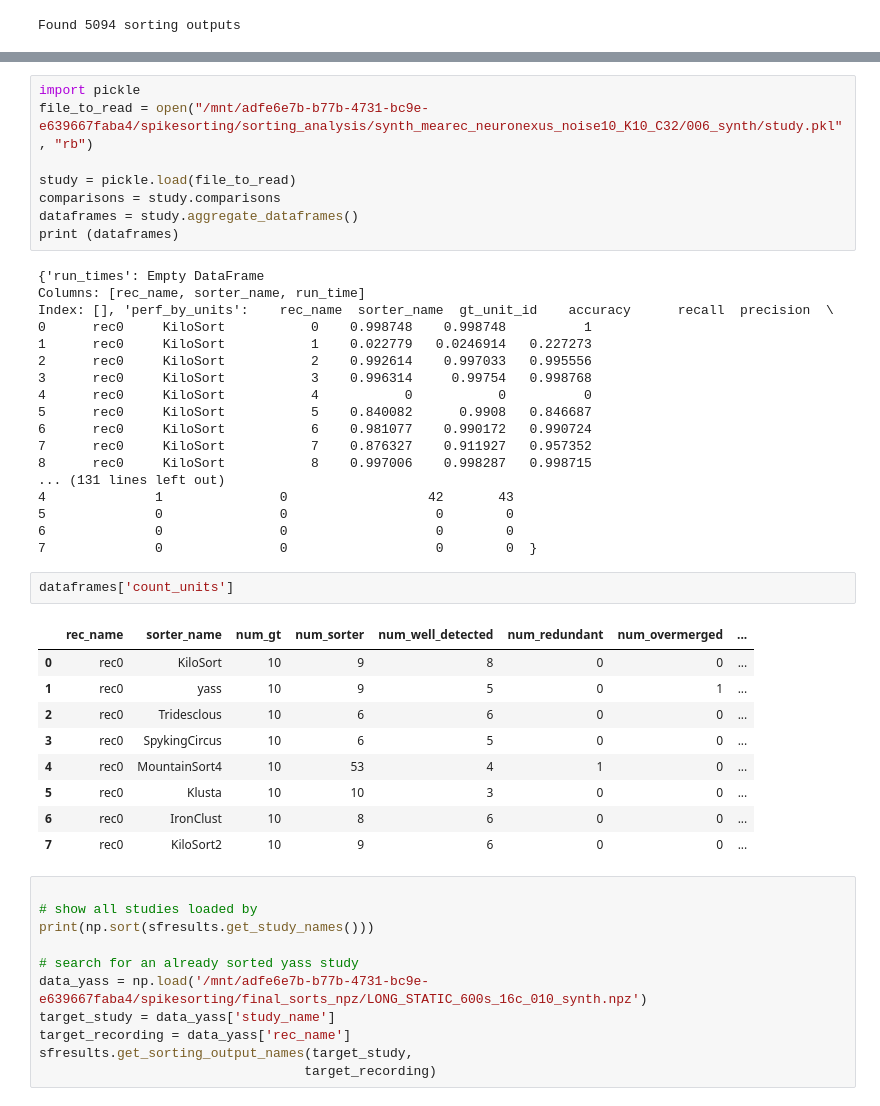
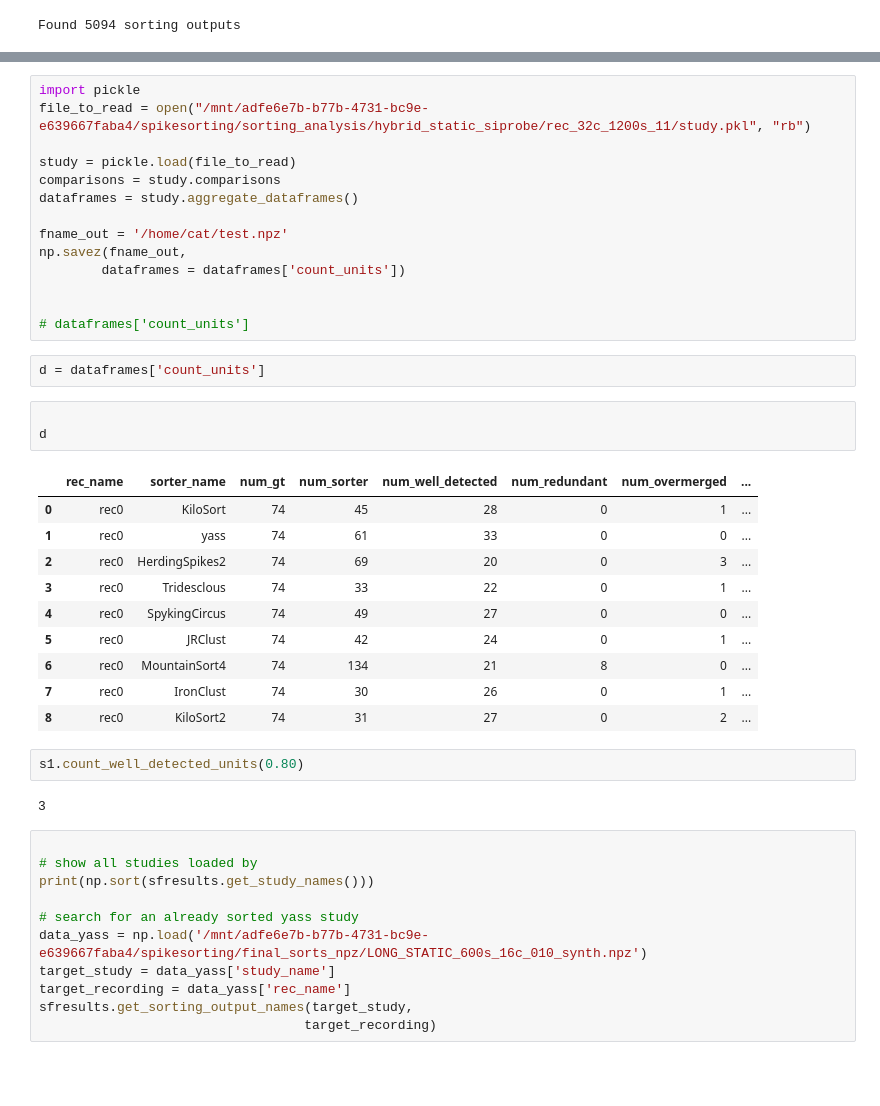
Before and after one commit to catubc/spikeinterface_yass, a Jupyter notebook: process_sf_results.ipynb, the cells around one changed output, grey strips where cells are left out. Cells and saved outputs as stored; diff of their text form; blank space fills up the shorter version.

```diff
--- a/process_sf_results.ipynb
+++ b/process_sf_results.ipynb
@@ -97,41 +77,37 @@ Running study:  /mnt/adfe6e7b-b77b-4731-bc9e-e639667faba4/spikesorting/sorting_a
 # %%
 import pickle
-file_to_read = open("/mnt/adfe6e7b-b77b-4731-bc9e-e639667faba4/spikesorting/sorting_analysis/synth_mearec_neuronexus_noise10_K10_C32/006_synth/study.pkl", "rb")
+file_to_read = open("/mnt/adfe6e7b-b77b-4731-bc9e-e639667faba4/spikesorting/sorting_analysis/hybrid_static_siprobe/rec_32c_1200s_11/study.pkl", "rb")
 
 study = pickle.load(file_to_read)
 comparisons = study.comparisons
 dataframes = study.aggregate_dataframes()
-print (dataframes)
+
+fname_out = '/home/cat/test.npz'
+np.savez(fname_out,
+        dataframes = dataframes['count_units'])
+
+
+# dataframes['count_units']
-# %% [output]
-{'run_times': Empty DataFrame
-Columns: [rec_name, sorter_name, run_time]
-Index: [], 'perf_by_units':    rec_name  sorter_name  gt_unit_id    accuracy      recall  precision  \
-0      rec0     KiloSort           0    0.998748    0.998748          1
-1      rec0     KiloSort           1    0.022779   0.0246914   0.227273
-2      rec0     KiloSort           2    0.992614    0.997033   0.995556
-3      rec0     KiloSort           3    0.996314     0.99754   0.998768
-4      rec0     KiloSort           4           0           0          0
-5      rec0     KiloSort           5    0.840082      0.9908   0.846687
-6      rec0     KiloSort           6    0.981077    0.990172   0.990724
-7      rec0     KiloSort           7    0.876327    0.911927   0.957352
-8      rec0     KiloSort           8    0.997006    0.998287   0.998715
-... (131 lines left out)
-4              1               0                  42       43
-5              0               0                   0        0
-6              0               0                   0        0
-7              0               0                   0        0  }
-# %%
-dataframes['count_units']
-# %% [output]
-|  | rec_name | sorter_name | num_gt | num_sorter | num_well_detected | num_redundant | num_overmerged | ... |
-| 0 | rec0 | KiloSort | 10 | 9 | 8 | 0 | 0 | ... |
-| 1 | rec0 | yass | 10 | 9 | 5 | 0 | 1 | ... |
-| 2 | rec0 | Tridesclous | 10 | 6 | 6 | 0 | 0 | ... |
-| 3 | rec0 | SpykingCircus | 10 | 6 | 5 | 0 | 0 | ... |
-| 4 | rec0 | MountainSort4 | 10 | 53 | 4 | 1 | 0 | ... |
-| 5 | rec0 | Klusta | 10 | 10 | 3 | 0 | 0 | ... |
-| 6 | rec0 | IronClust | 10 | 8 | 6 | 0 | 0 | ... |
-| 7 | rec0 | KiloSort2 | 10 | 9 | 6 | 0 | 0 | ... |
+# %%
+d = dataframes['count_units']
+# %%
+
+d
+# %% [output]
+|  | rec_name | sorter_name | num_gt | num_sorter | num_well_detected | num_redundant | num_overmerged | ... |
+| 0 | rec0 | KiloSort | 74 | 45 | 28 | 0 | 1 | ... |
+| 1 | rec0 | yass | 74 | 61 | 33 | 0 | 0 | ... |
+| 2 | rec0 | HerdingSpikes2 | 74 | 69 | 20 | 0 | 3 | ... |
+| 3 | rec0 | Tridesclous | 74 | 33 | 22 | 0 | 1 | ... |
+| 4 | rec0 | SpykingCircus | 74 | 49 | 27 | 0 | 0 | ... |
+| 5 | rec0 | JRClust | 74 | 42 | 24 | 0 | 1 | ... |
+| 6 | rec0 | MountainSort4 | 74 | 134 | 21 | 8 | 0 | ... |
+| 7 | rec0 | IronClust | 74 | 30 | 26 | 0 | 1 | ... |
+| 8 | rec0 | KiloSort2 | 74 | 31 | 27 | 0 | 2 | ... |
+# %%
+s1.count_well_detected_units(0.80)
+# %% [output]
+3
 # %%
 
 # show all studies loaded by
```
Also changed, not shown: parts of 3 cells of this notebook, 1 other file.
